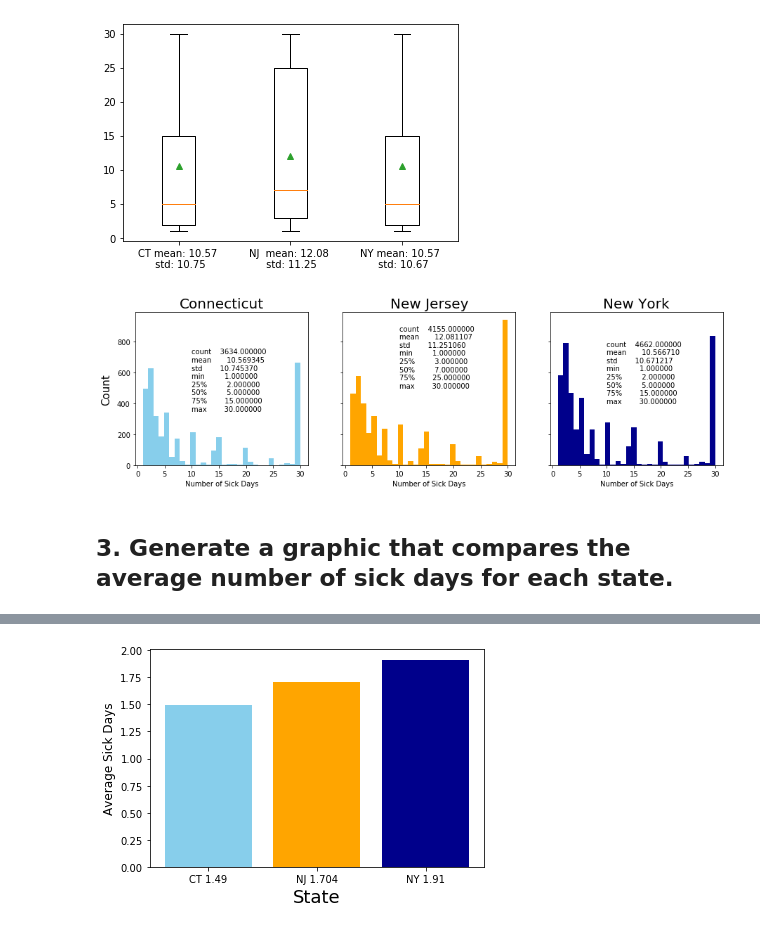
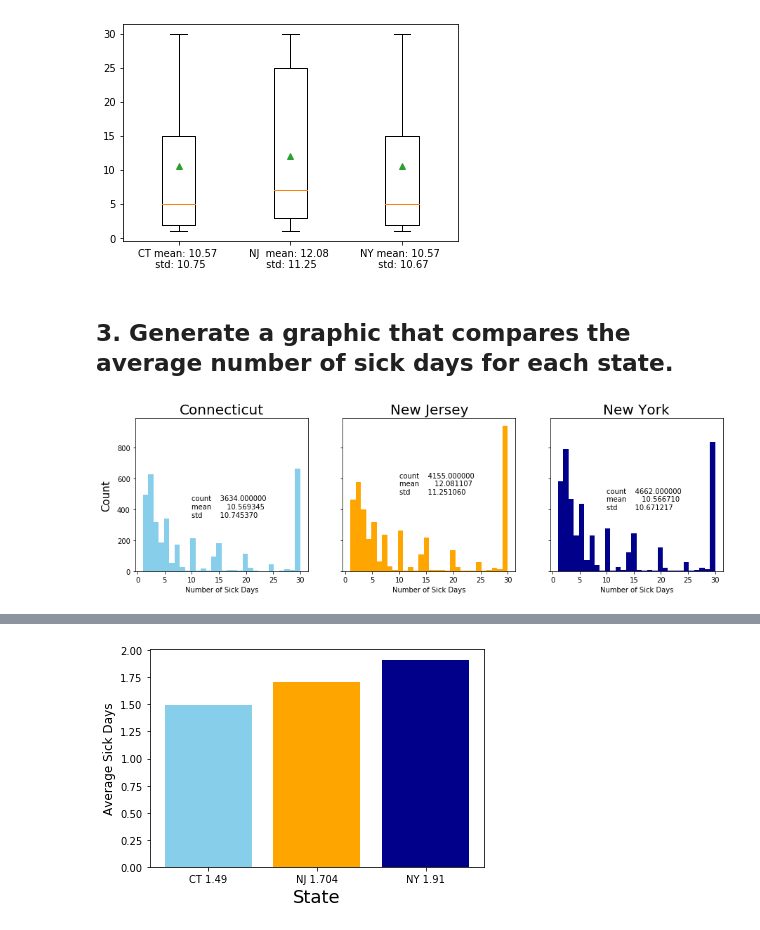
Before and after one commit to bphall/nyc-mhtn-ds-010620-lectures, a Jupyter notebook: week_2/case_study/Data_Exploration_Applied.ipynb, the cells around one changed output, grey strips where cells are left out. Cells and saved outputs as stored; diff of their text form; code cells hidden in the pictures.

```diff
--- a/week_2/case_study/Data_Exploration_Applied.ipynb
+++ b/week_2/case_study/Data_Exploration_Applied.ipynb
@@ -145,26 +159,26 @@ plt.boxplot([CT['PHYSHLTH'], NJ['PHYSHLTH'], NY['PHYSHLTH']], labels=['CT mean:
 plt.show()
 # %% [output]
 [figure]
-# %%
-fig, ax = plt.subplots(1, 3, figsize = (15,4), sharey=True)
-fig.text(0.08, 0.5, 'Count', va='center', rotation='vertical', fontsize = 15)
-# fig.text(0.45, 0, 'Number of Days Sick Last Month', ha='center', rotation='horizontal', fontsize = 18)
-
-ax[0].hist(CT['PHYSHLTH'], color='skyblue', bins=30)
-ax[0].set_title('Connecticut', fontsize=20)
-ax[0].text(10, 350, CT['PHYSHLTH'].describe().to_string())
-ax[0].set_xlabel('Number of Sick Days')
-ax[1].hist(NJ['PHYSHLTH'], bins=30, color='orange')
-ax[1].set_title('New Jersey', fontsize=20)
-ax[1].text(10, 500, NJ['PHYSHLTH'].describe().to_string())
-ax[1].set_xlabel('Number of Sick Days')
-ax[2].hist(NY['PHYSHLTH'], bins=30, color='darkblue')
-ax[2].set_title('New York', fontsize=20)
-ax[2].text(10, 400, NY['PHYSHLTH'].describe().to_string())
-ax[2].set_xlabel('Number of Sick Days')
-
-plt.show()
-# %% [output]
-[figure, removed]
 # %% [markdown]
 ## 3. Generate a graphic that compares the average number of sick days for each state.
+# %%
+fig, ax = plt.subplots(1, 3, figsize = (15,4), sharey=True)
+fig.text(0.08, 0.5, 'Count', va='center', rotation='vertical', fontsize = 15)
+# fig.text(0.45, 0, 'Number of Days Sick Last Month', ha='center', rotation='horizontal', fontsize = 18)
+
+ax[0].hist(CT['PHYSHLTH'], color='skyblue', bins=30)
+ax[0].set_title('Connecticut', fontsize=20)
+ax[0].text(10, 350, CT['PHYSHLTH'].describe()[:3].to_string())
+ax[0].set_xlabel('Number of Sick Days')
+ax[1].hist(NJ['PHYSHLTH'], bins=30, color='orange')
+ax[1].set_title('New Jersey', fontsize=20)
+ax[1].text(10, 500, NJ['PHYSHLTH'].describe()[:3].to_string())
+ax[1].set_xlabel('Number of Sick Days')
+ax[2].hist(NY['PHYSHLTH'], bins=30, color='darkblue')
+ax[2].set_title('New York', fontsize=20)
+ax[2].text(10, 400, NY['PHYSHLTH'].describe()[:3].to_string())
+ax[2].set_xlabel('Number of Sick Days')
+
+plt.show()
+# %% [output]
+[figure, added]
```
Also changed, not shown: parts of 19 cells of this notebook.
